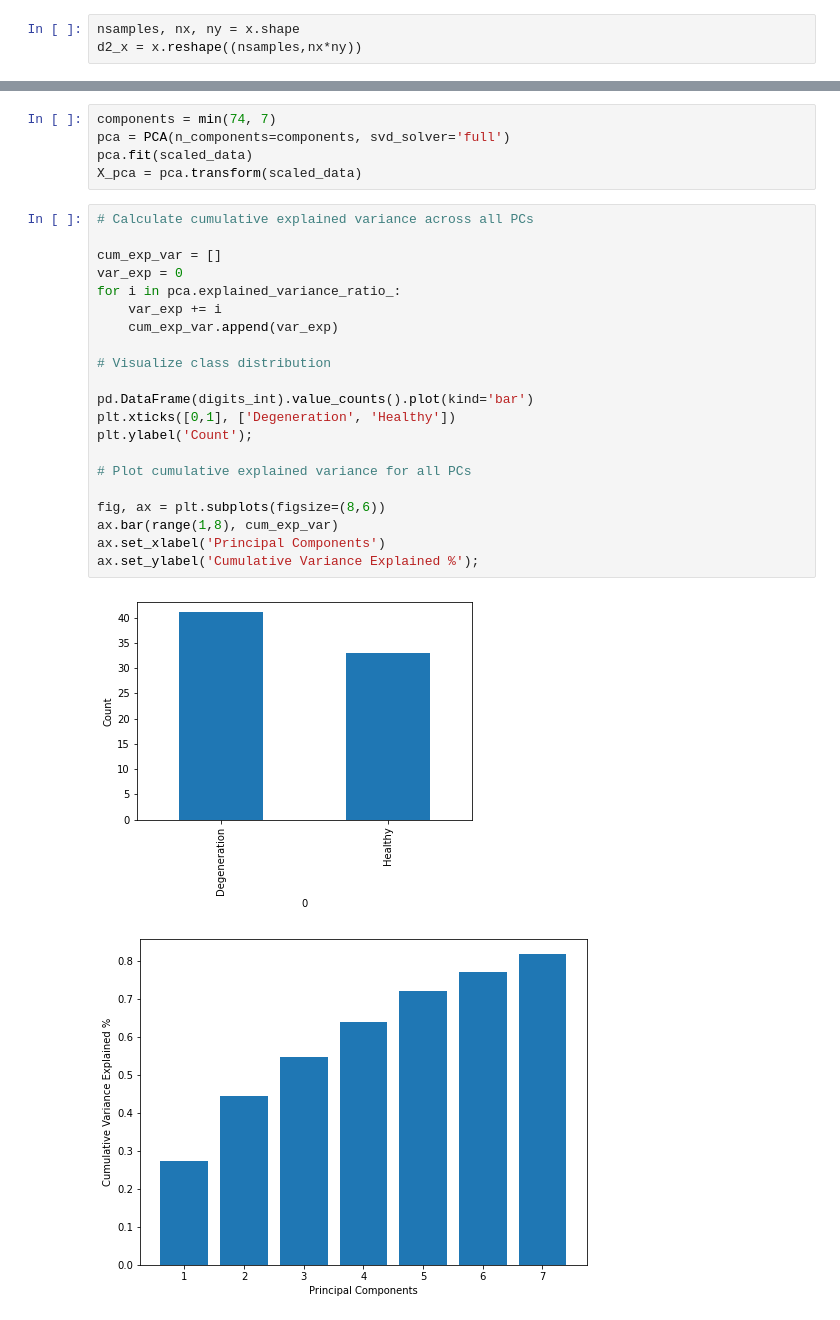
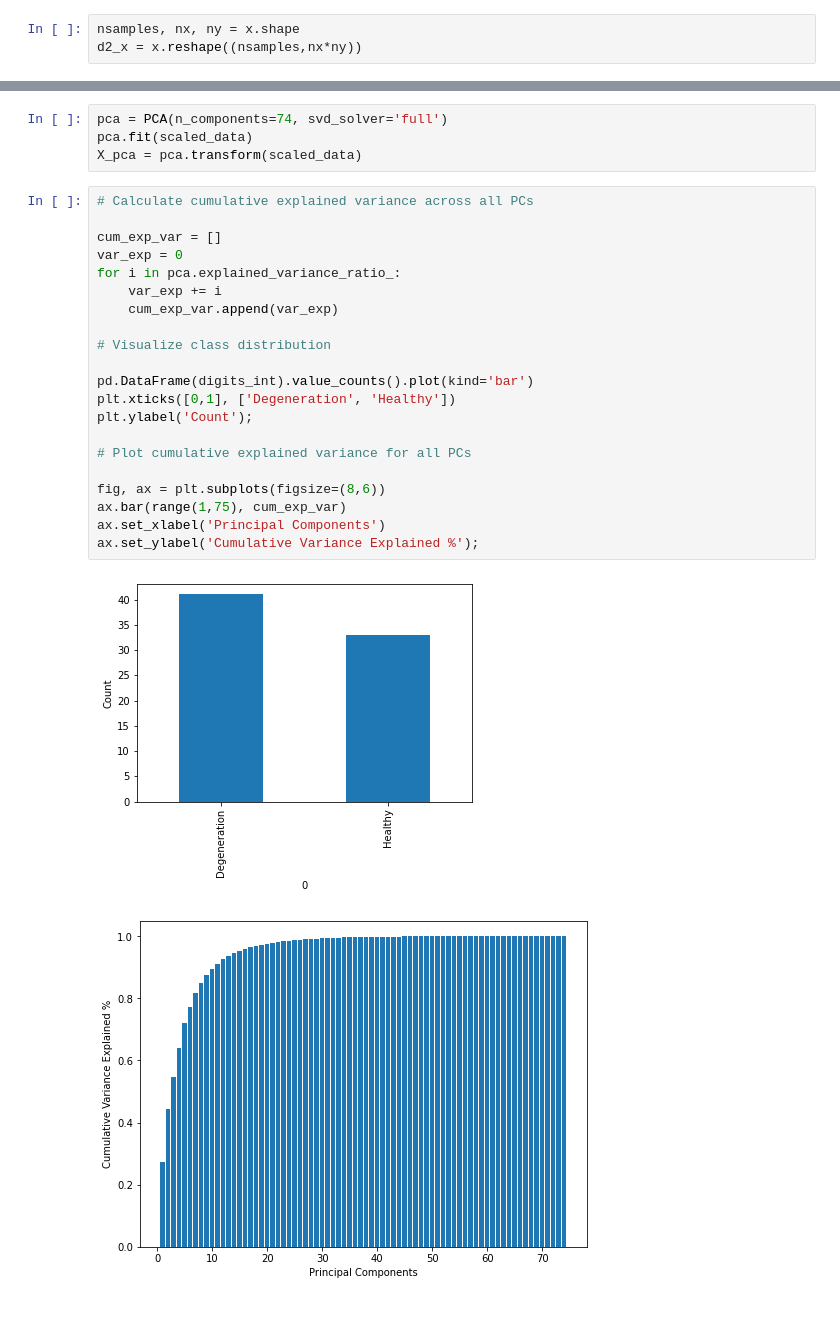
Before and after one commit to AlekKrajanowski/Motion-Capture-Gait, a Jupyter notebook: AKrajanowski/PCA_KNC.ipynb, the cells around one changed output, grey strips where cells are left out. Cells and saved outputs as stored; diff of their text form.

```diff
--- a/AKrajanowski/PCA_KNC.ipynb
+++ b/AKrajanowski/PCA_KNC.ipynb
@@ -59,32 +47,31 @@ array([[-0.92125674, -0.6165565 , -0.69867153, ...,  0.1108021 ,
 # %%
-components = min(74, 7)
-pca = PCA(n_components=components, svd_solver='full')
+pca = PCA(n_components=74, svd_solver='full')
 pca.fit(scaled_data)
 X_pca = pca.transform(scaled_data)
 # %%
 # Calculate cumulative explained variance across all PCs
 
 cum_exp_var = []
 var_exp = 0
 for i in pca.explained_variance_ratio_:
     var_exp += i
     cum_exp_var.append(var_exp)
 
 # Visualize class distribution
 
 pd.DataFrame(digits_int).value_counts().plot(kind='bar')
 plt.xticks([0,1], ['Degeneration', 'Healthy'])
 plt.ylabel('Count');
 
 # Plot cumulative explained variance for all PCs
 
 fig, ax = plt.subplots(figsize=(8,6))
-ax.bar(range(1,8), cum_exp_var)
+ax.bar(range(1,75), cum_exp_var)
 ax.set_xlabel('Principal Components')
 ax.set_ylabel('Cumulative Variance Explained %');
 # %% [output]
 [figure]
-[figure, old version]
+[figure, new version]
 # %%
 train_f1 = []
 test_f1 = []
```
Also changed, not shown: parts of 6 cells of this notebook, 12 other files.
